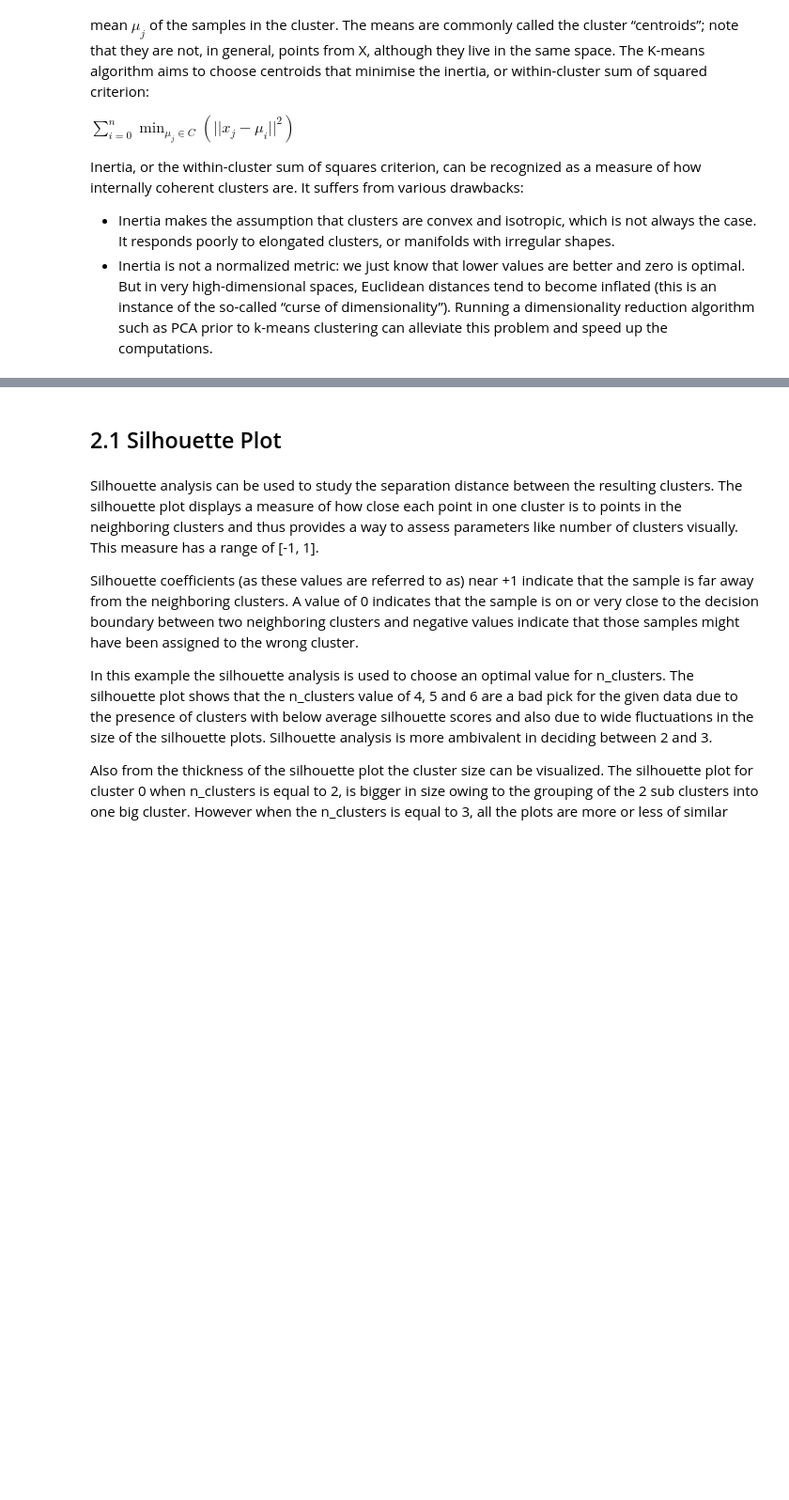
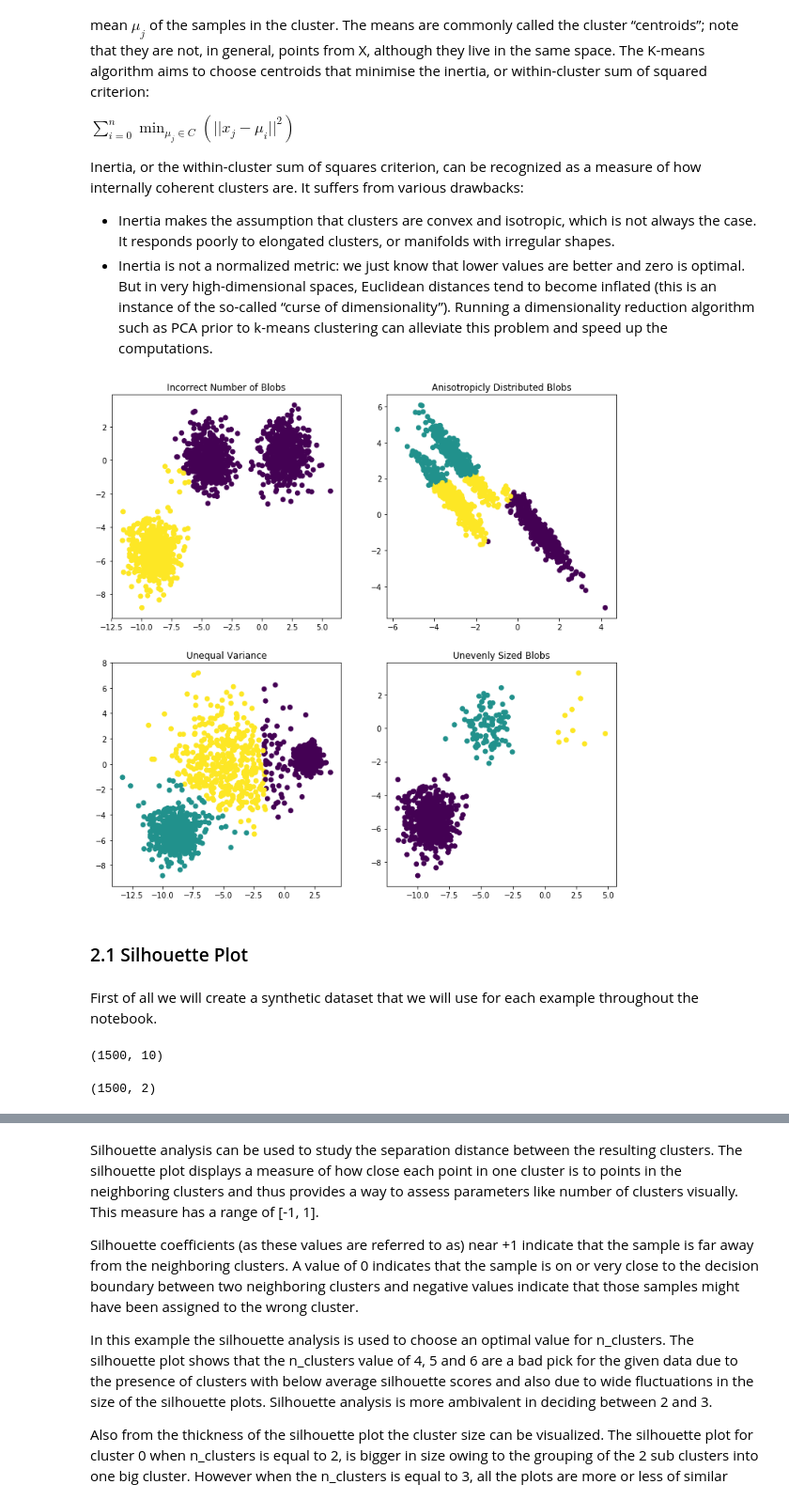
Before and after one commit to addfor/tutorials, a Jupyter notebook: machine_learning/ml07v04_clustering.ipynb, the cells around one changed output, grey strips where cells are left out. Shown at 94% size. Cells and saved outputs as stored; diff of their text form; code cells hidden in the pictures; blank space fills up the shorter version.

```diff
--- a/machine_learning/ml07v04_clustering.ipynb
+++ b/machine_learning/ml07v04_clustering.ipynb
@@ -71,3 +51,66 @@ y_pred = kmeans.predict(X)
+# %%
+plt.figure(figsize=(12, 12))
+
+n_samples = 1500
+random_state = 170
+X, y = make_blobs(n_samples=n_samples, random_state=random_state)
+
+# Incorrect number of clusters
+y_pred = KMeans(n_clusters=2, random_state=random_state).fit_predict(X)
+
+plt.subplot(221)
+plt.scatter(X[:, 0], X[:, 1], c=y_pred)
+plt.title("Incorrect Number of Blobs")
+
+# Anisotropicly distributed data
+transformation = [[ 0.60834549, -0.63667341], [-0.40887718, 0.85253229]]
+X_aniso = np.dot(X, transformation)
+y_pred = KMeans(n_clusters=3, random_state=random_state).fit_predict(X_aniso)
+
+plt.subplot(222)
+plt.scatter(X_aniso[:, 0], X_aniso[:, 1], c=y_pred)
+plt.title("Anisotropicly Distributed Blobs")
+
+# Different variance
+X_varied, y_varied = make_blobs(n_samples=n_samples,
+                                cluster_std=[1.0, 2.5, 0.5],
+                                random_state=random_state)
+y_pred = KMeans(n_clusters=3, random_state=random_state).fit_predict(X_varied)
+
+plt.subplot(223)
+plt.scatter(X_varied[:, 0], X_varied[:, 1], c=y_pred)
+plt.title("Unequal Variance")
+
+# Unevenly sized blobs
+X_filtered = np.vstack((X[y == 0][:500], X[y == 1][:100], X[y == 2][:10]))
+y_pred = KMeans(n_clusters=3, random_state=random_state).fit_predict(X_filtered)
+
+plt.subplot(224)
+plt.scatter(X_filtered[:, 0], X_filtered[:, 1], c=y_pred)
+plt.title("Unevenly Sized Blobs")
+
+plt.show()
+# %% [output]
+[figure, added]
+# %% [markdown]
+### 2.1 Silhouette Plot
+# %% [markdown]
+First of all we will create a synthetic dataset that we will use for each example throughout the notebook.
+# %%
+n_samples = 1500
+n_features = 10
+random_state = 0
+X, _ = make_blobs(n_samples=n_samples, n_features=n_features,
+                  random_state=random_state, centers=4, cluster_std=0.4)
+print(X.shape)
+# %% [output]
+(1500, 10)
+# %%
+tsne = TSNE(n_components=2, random_state=0, perplexity=30)
+Y = tsne.fit_transform(X)
+print(Y.shape)
+# %% [output]
+(1500, 2)
 # %%
 fig = bk.figure(plot_width=750,
                 plot_height=450,
@@ -76,8 +120,6 @@ fig.scatter(Y[:,0], Y[:,1], fill_color=[pal[i] for i in y_pred], line_color=None
 bk.show(fig)
 # %% [output]
 [interactive output not drawn]
-# %% [markdown]
-## 2.1 Silhouette Plot
 # %% [markdown]
 Silhouette analysis can be used to study the separation distance between the resulting clusters. The silhouette plot displays a measure of how close each point in one cluster is to points in the neighboring clusters and thus provides a way to assess parameters like number of clusters visually. This measure has a range of [-1, 1].
 
```
Also changed, not shown: parts of 21 cells of this notebook, 2 other files.
